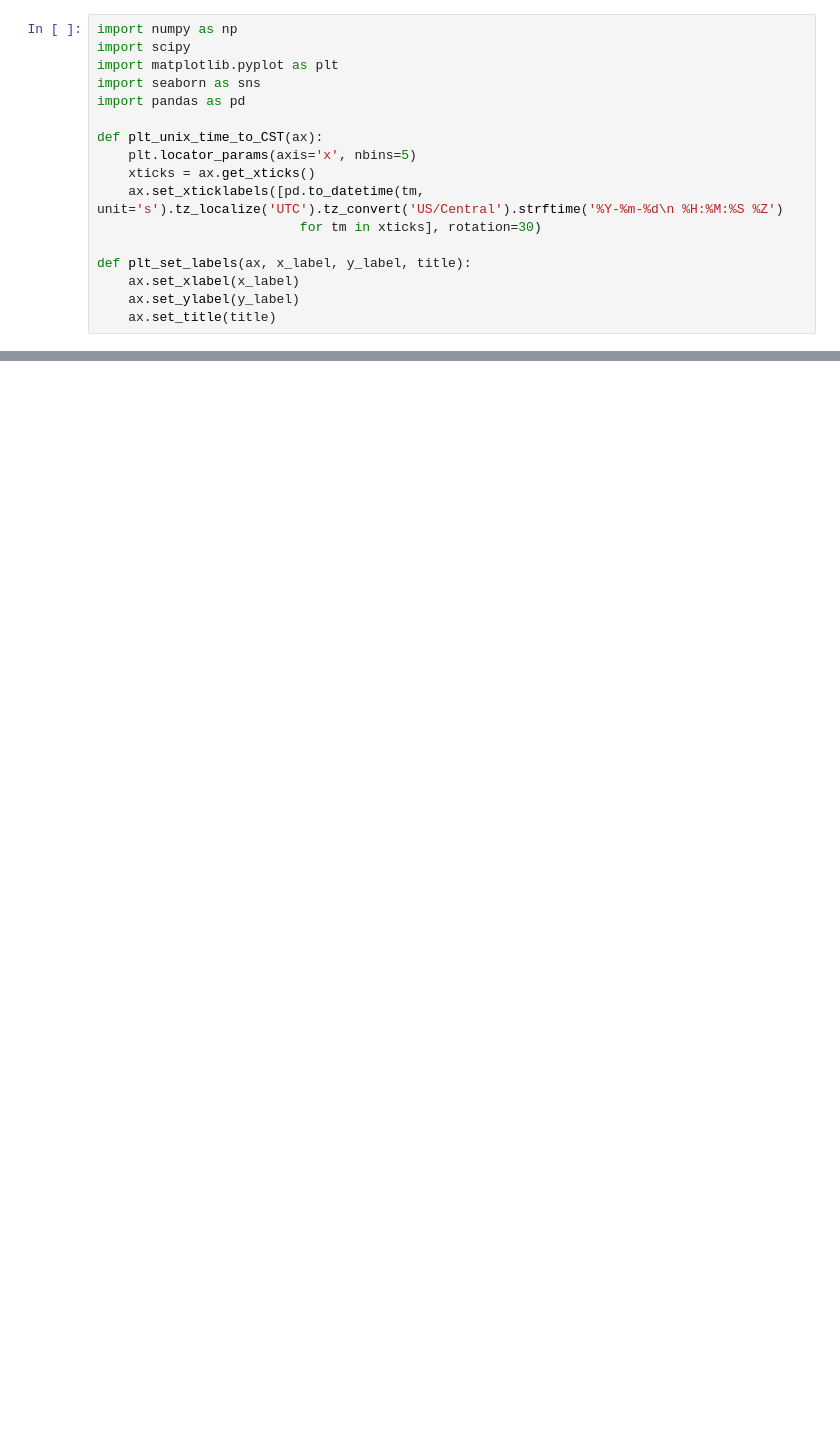
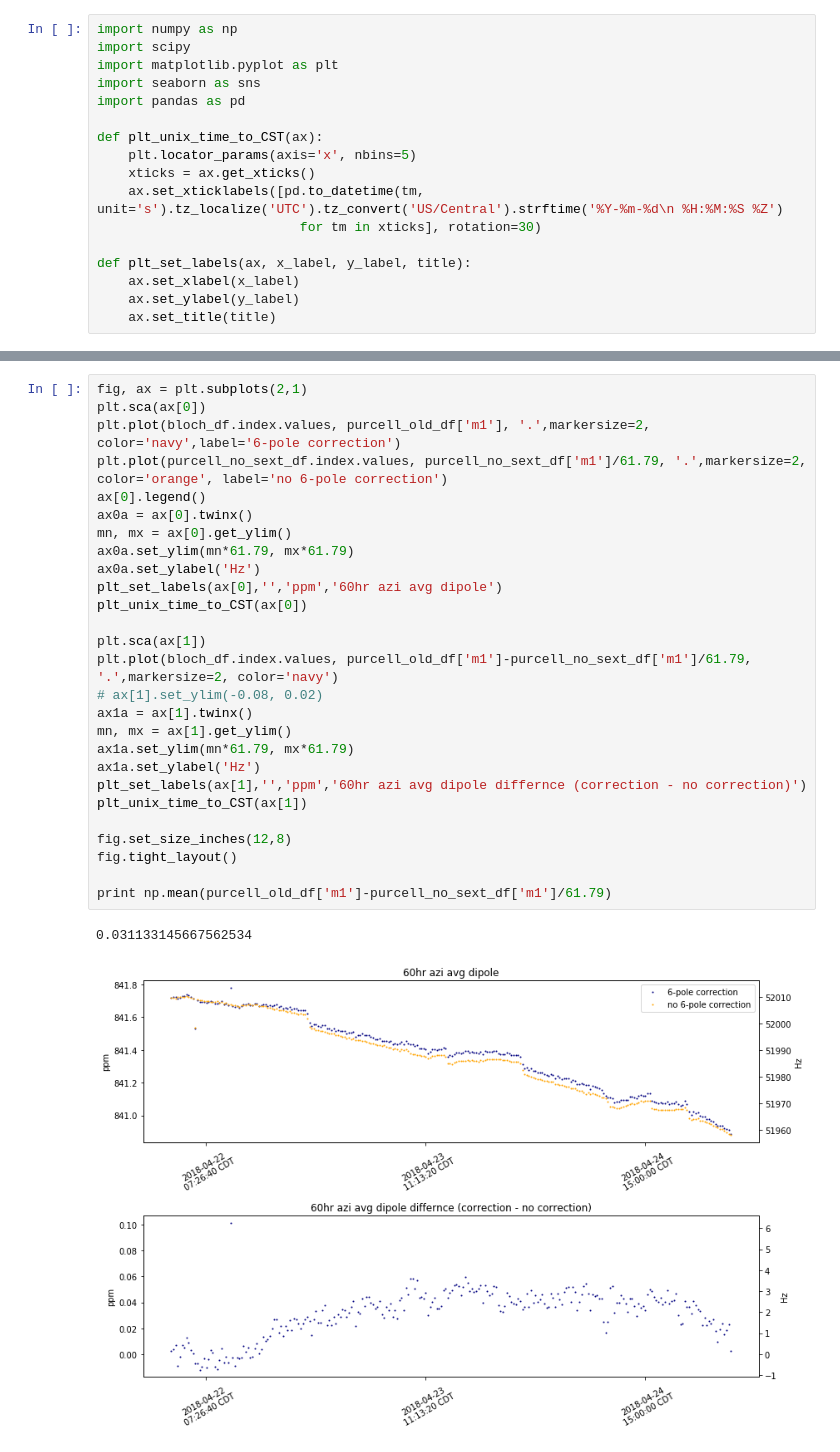
Before and after one commit to aetb/trfp, a Jupyter notebook: bloch_purcell_comparison.ipynb, the cells around one changed output, grey strips where cells are left out. Drawn from its saved outputs; the diff is of its cells as text; blank space fills up the shorter version.

```diff
--- a/bloch_purcell_comparison.ipynb
+++ b/bloch_purcell_comparison.ipynb
@@ -21,0 +33,30 @@ bloch_df = bloch_df.drop(axis=0, labels=1524640055)
+# %%
+fig, ax = plt.subplots(2,1)
+plt.sca(ax[0])
+plt.plot(bloch_df.index.values, purcell_old_df['m1'], '.',markersize=2, color='navy',label='6-pole correction')
+plt.plot(purcell_no_sext_df.index.values, purcell_no_sext_df['m1']/61.79, '.',markersize=2, color='orange', label='no 6-pole correction')
+ax[0].legend()
+ax0a = ax[0].twinx()
+mn, mx = ax[0].get_ylim()
+ax0a.set_ylim(mn*61.79, mx*61.79)
+ax0a.set_ylabel('Hz')
+plt_set_labels(ax[0],'','ppm','60hr azi avg dipole')
+plt_unix_time_to_CST(ax[0])
+
+plt.sca(ax[1])
+plt.plot(bloch_df.index.values, purcell_old_df['m1']-purcell_no_sext_df['m1']/61.79, '.',markersize=2, color='navy')
+# ax[1].set_ylim(-0.08, 0.02)
+ax1a = ax[1].twinx()
+mn, mx = ax[1].get_ylim()
+ax1a.set_ylim(mn*61.79, mx*61.79)
+ax1a.set_ylabel('Hz')
+plt_set_labels(ax[1],'','ppm','60hr azi avg dipole differnce (correction - no correction)')
+plt_unix_time_to_CST(ax[1])
+
+fig.set_size_inches(12,8)
+fig.tight_layout()
+
+print np.mean(purcell_old_df['m1']-purcell_no_sext_df['m1']/61.79)
+# %% [output]
+0.031133145667562534
+[figure, added]
```
Also changed, not shown: parts of 7 cells of this notebook, 25 other files.
